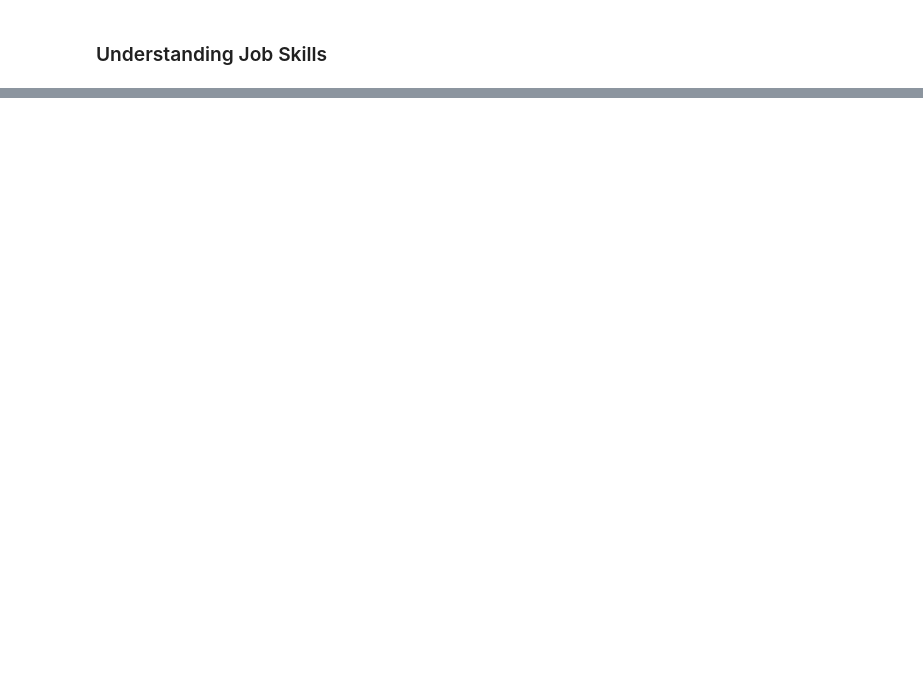
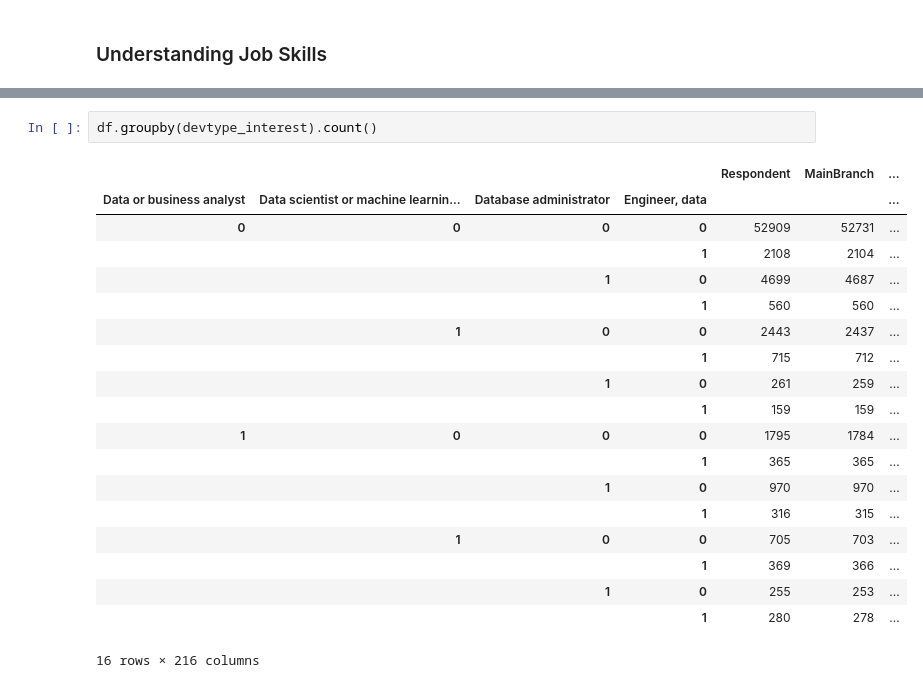
Before and after one commit to RenanVieiraDias/portfolio__data_science_articles, a Jupyter notebook: datasciencemedium.ipynb, the cells around one changed output, grey strips where cells are left out. Drawn from its saved outputs; the diff is of its cells as text; blank space fills up the shorter version.

```diff
--- a/datasciencemedium.ipynb
+++ b/datasciencemedium.ipynb
@@ -148,0 +208,22 @@ df[['Country','CurrencySymbol','CurrencyDesc','CompTotal','CompFreq','ConvertedC
+# %%
+df.groupby(devtype_interest).count()
+# %% [output]
+|  |  |  |  | Respondent | MainBranch | ... |
+| Data or business analyst | Data scientist or machine learnin... | Database administrator | Engineer, data |  |  | ... |
+| 0 | 0 | 0 | 0 | 52909 | 52731 | ... |
+|  |  |  | 1 | 2108 | 2104 | ... |
+|  |  | 1 | 0 | 4699 | 4687 | ... |
+|  |  |  | 1 | 560 | 560 | ... |
+|  | 1 | 0 | 0 | 2443 | 2437 | ... |
+|  |  |  | 1 | 715 | 712 | ... |
+|  |  | 1 | 0 | 261 | 259 | ... |
+|  |  |  | 1 | 159 | 159 | ... |
+| 1 | 0 | 0 | 0 | 1795 | 1784 | ... |
+|  |  |  | 1 | 365 | 365 | ... |
+|  |  | 1 | 0 | 970 | 970 | ... |
+|  |  |  | 1 | 316 | 315 | ... |
+|  | 1 | 0 | 0 | 705 | 703 | ... |
+|  |  |  | 1 | 369 | 366 | ... |
+|  |  | 1 | 0 | 255 | 253 | ... |
+|  |  |  | 1 | 280 | 278 | ... |
+16 rows × 216 columns
```
Also changed, not shown: parts of 22 cells of this notebook.
